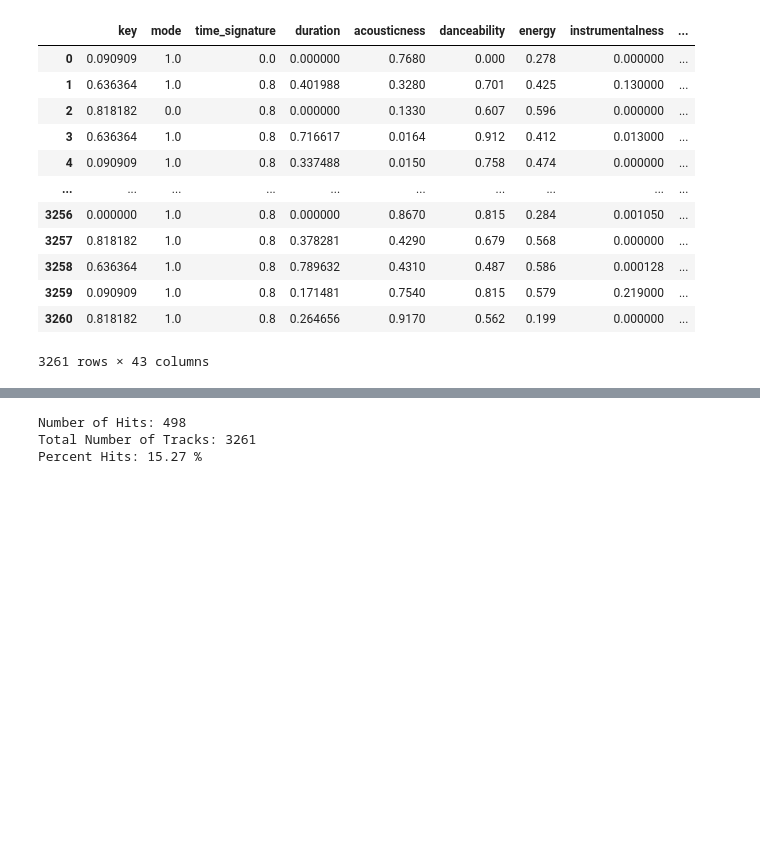
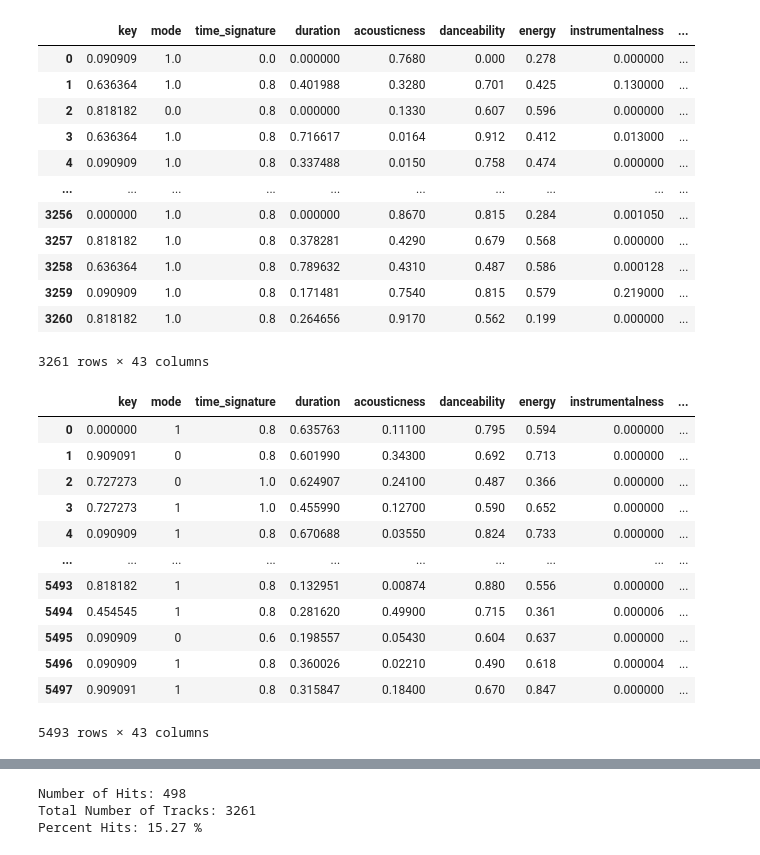
Before and after one commit to APS360-Team-34/Hit-Song-Prediction, a Jupyter notebook: Playground_Cynthia_2.ipynb, the cells around one changed output, grey strips where cells are left out. Saved outputs shown, nothing was run; the diff lists cells and outputs as text; code cells hidden in the pictures; blank space fills up the shorter version.

```diff
--- a/Playground_Cynthia_2.ipynb
+++ b/Playground_Cynthia_2.ipynb
@@ -271,3 +492,60 @@ classification_df
 | 3259 | 0.090909 | 1.0 | 0.8 | 0.171481 | 0.7540 | 0.815 | 0.579 | 0.219000 | ... |
 | 3260 | 0.818182 | 1.0 | 0.8 | 0.264656 | 0.9170 | 0.562 | 0.199 | 0.000000 | ... |
 3261 rows × 43 columns
+# %%
+cleaned_df2 = playlist_info_df2.copy()
+
+''' Discrete'''
+cleaned_df2.time_signature = normalize_data_by_type(cleaned_df2.time_signature, NormalizationType.DEFAULT)
+cleaned_df2.key = normalize_data_by_type(cleaned_df2.key, NormalizationType.DEFAULT)
+cleaned_df2.explicit = cleaned_df2.explicit *1
+cleaned_df2.release_date = 2020 - pd.to_datetime(cleaned_df2.release_date).dt.year
+cleaned_df2.release_date = normalize_data_by_type(cleaned_df2.release_date, NormalizationType.DEFAULT)
+
+''' Continuous'''
+cleaned_df2.duration = normalize_data_by_type(cleaned_df2.duration, NormalizationType.STD_CLAMP)
+cleaned_df2.avg_duration_artist_top_tracks = normalize_data_by_type(cleaned_df2.avg_duration_artist_top_tracks, NormalizationType.STD_CLAMP)
+cleaned_df2.change_from_avg_duration_artist_top_tracks = normalize_data(cleaned_df2.change_from_avg_duration_artist_top_tracks, data_min=0, data_max=playlist_info_df.duration.max()-playlist_info_df.duration.min())
+
+cleaned_df2.tempo = normalize_data_by_type(cleaned_df2.tempo,NormalizationType.DEFAULT)
+cleaned_df2.avg_tempo_artist_top_tracks = normalize_data(cleaned_df2.avg_tempo_artist_top_tracks, data_min=playlist_info_df.tempo.min(), data_max=playlist_info_df.tempo.max())
+cleaned_df2.change_from_avg_tempo_artist_top_tracks = normalize_data(cleaned_df2.change_from_avg_tempo_artist_top_tracks, data_min=0, data_max=playlist_info_df.tempo.max()-playlist_info_df.tempo.min())
+
+cleaned_df2.loudness = normalize_data_by_type(cleaned_df2.loudness, NormalizationType.DEFAULT)
+cleaned_df2.avg_loudness_artist_top_tracks = normalize_data(cleaned_df2.avg_loudness_artist_top_tracks, data_min=playlist_info_df.loudness.min(), data_max=playlist_info_df.loudness.max())
+cleaned_df2.change_from_avg_loudness_artist_top_tracks = normalize_data(cleaned_df2.change_from_avg_loudness_artist_top_tracks, data_min=0, data_max=playlist_info_df.loudness.max()-playlist_info_df.loudness.min())
+
+cleaned_df2.artist_followers = normalize_data_by_type(cleaned_df2.artist_followers, NormalizationType.DEFAULT)
+
+cleaned_df2.max_artist_popularity = normalize_data(cleaned_df2.max_artist_popularity, data_min=0, data_max=100)
+cleaned_df2.avg_popularity_artist_top_tracks = normalize_data(cleaned_df2.avg_popularity_artist_top_tracks, data_min=0, data_max=100)
+
+
+''' Add genre data '''
+cleaned_df2 = pd.concat([cleaned_df2, relevant_genres_df2], axis=1, sort=False)
+
+''' Drop missing data '''
+cleaned_df2.dropna(inplace=True)
+'''Drop data that has popularity score less than 10: for the "2sRZldX6n9oaII70OoO3zB" dataset'''
+cleaned_df_drop10_2 = cleaned_df2[~(cleaned_df2['popularity'] <= 10)]
+
+classification_df2 = cleaned_df2.copy()
+hit_cutoff = 70
+classification_df2['hit'] = (classification_df2.popularity > hit_cutoff)*1
+classification_df_with_popularity2 = classification_df2.copy()
+classification_df2 = classification_df2.drop("popularity", axis=1)
+classification_df2
+# %% [output]
+|  | key | mode | time_signature | duration | acousticness | danceability | energy | instrumentalness | ... |
+| 0 | 0.000000 | 1 | 0.8 | 0.635763 | 0.11100 | 0.795 | 0.594 | 0.000000 | ... |
+| 1 | 0.909091 | 0 | 0.8 | 0.601990 | 0.34300 | 0.692 | 0.713 | 0.000000 | ... |
+| 2 | 0.727273 | 0 | 1.0 | 0.624907 | 0.24100 | 0.487 | 0.366 | 0.000000 | ... |
+| 3 | 0.727273 | 1 | 1.0 | 0.455990 | 0.12700 | 0.590 | 0.652 | 0.000000 | ... |
+| 4 | 0.090909 | 1 | 0.8 | 0.670688 | 0.03550 | 0.824 | 0.733 | 0.000000 | ... |
+| ... | ... | ... | ... | ... | ... | ... | ... | ... | ... |
+| 5493 | 0.818182 | 1 | 0.8 | 0.132951 | 0.00874 | 0.880 | 0.556 | 0.000000 | ... |
+| 5494 | 0.454545 | 1 | 0.8 | 0.281620 | 0.49900 | 0.715 | 0.361 | 0.000006 | ... |
+| 5495 | 0.090909 | 0 | 0.6 | 0.198557 | 0.05430 | 0.604 | 0.637 | 0.000000 | ... |
+| 5496 | 0.090909 | 1 | 0.8 | 0.360026 | 0.02210 | 0.490 | 0.618 | 0.000004 | ... |
+| 5497 | 0.909091 | 1 | 0.8 | 0.315847 | 0.18400 | 0.670 | 0.847 | 0.000000 | ... |
+5493 rows × 43 columns
```
Also changed, not shown: parts of 23 cells of this notebook.
